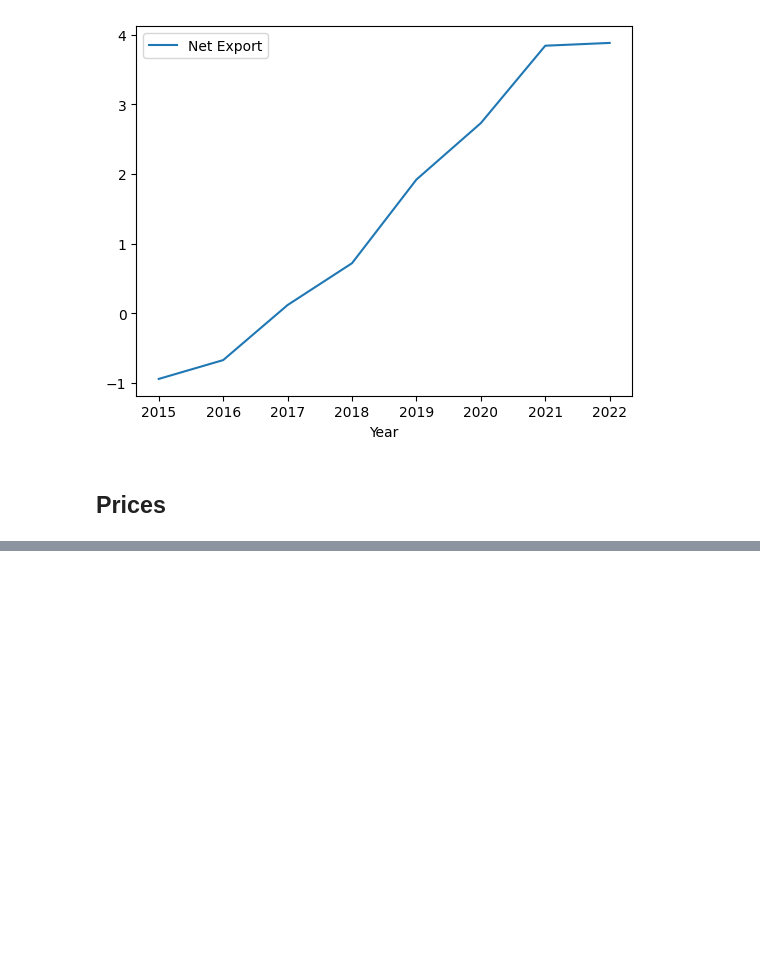
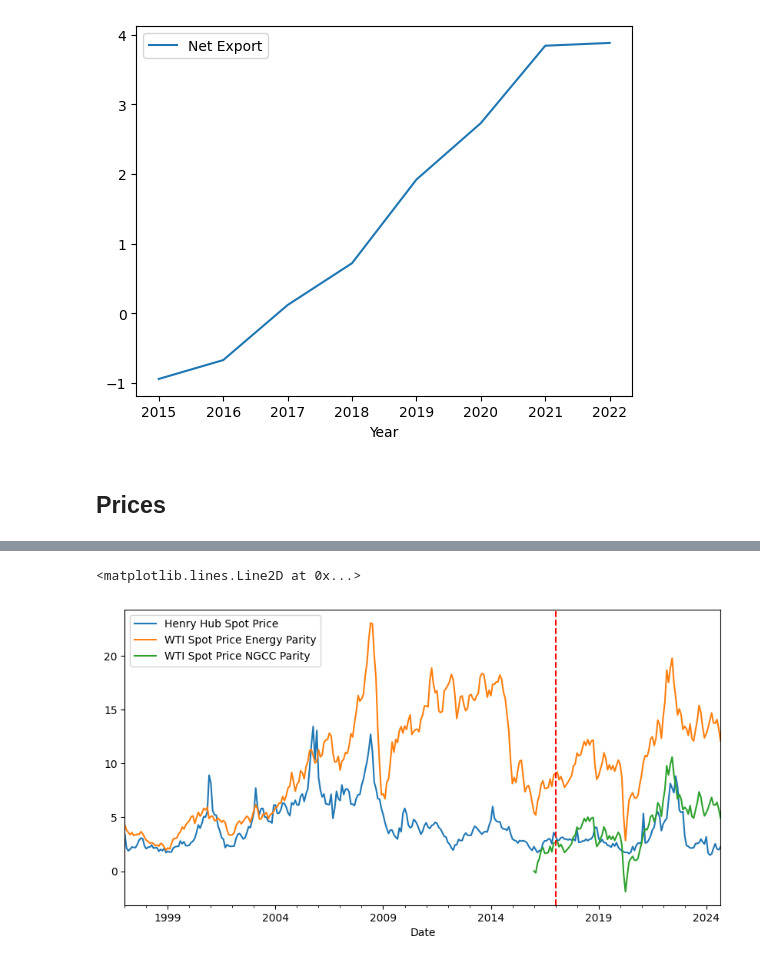
Before and after one commit to kevivuu/ECON323-project, a Jupyter notebook: Final Project.ipynb, the cells around one changed output, grey strips where cells are left out. Cells and saved outputs as stored; diff of their text form; code cells hidden in the pictures; blank space fills up the shorter version.

Commit message:
standardized WTI on energy and NGCC parity, graphed absolute difference

```diff
--- a/Final Project.ipynb
+++ b/Final Project.ipynb
@@ -110,0 +64,8 @@ futures.plot('Date', ['Henry Hub Price', 'Japan-Korea Price', 'Dutch Price'],
+# %%
+# Oil WTI prices starting Jan 1986
+wti = pd.read_csv('data/Cushing_OK_WTI_Spot_Price_FOB.csv',
+                  skiprows = 5, names = ['Date', 'WTI Spot Price'])
+
+wti['Date'] = pd.to_datetime(wti['Date'], format='%b %Y')
+
+wti.tail()
@@ -110,0 +81,9 @@ futures.plot('Date', ['Henry Hub Price', 'Japan-Korea Price', 'Dutch Price'],
+# %%
+wti['WTI Spot Price Energy Parity'] = wti['WTI Spot Price'] * 0.172
+
+wti['WTI Spot Price NGCC Parity'] = wti['WTI Spot Price'] * 0.127 - 4
+
+#NGCC Parity only applies after 2016
+wti.loc[wti['Date'] < '2016-01-01', 'WTI Spot Price NGCC Parity'] = pd.NA
+
+wti.tail()
@@ -110,0 +97,6 @@ futures.plot('Date', ['Henry Hub Price', 'Japan-Korea Price', 'Dutch Price'],
+# %%
+prices = henry_hub.merge(wti, on = "Date", how = "left")
+
+prices.drop('WTI Spot Price', axis = 1, inplace = True)
+
+prices
@@ -110,0 +117,7 @@ futures.plot('Date', ['Henry Hub Price', 'Japan-Korea Price', 'Dutch Price'],
+# %%
+prices.plot('Date', ['Henry Hub Spot Price', 'WTI Spot Price Energy Parity', 'WTI Spot Price NGCC Parity'],
+             figsize = (10,5))
+plt.axvline(x='2017-01-01', color='red', linestyle = '--')
+# %% [output]
+<matplotlib.lines.Line2D at 0x...>
+[figure, added]
```
Also changed, not shown: parts of 12 cells of this notebook, 4 other files.
